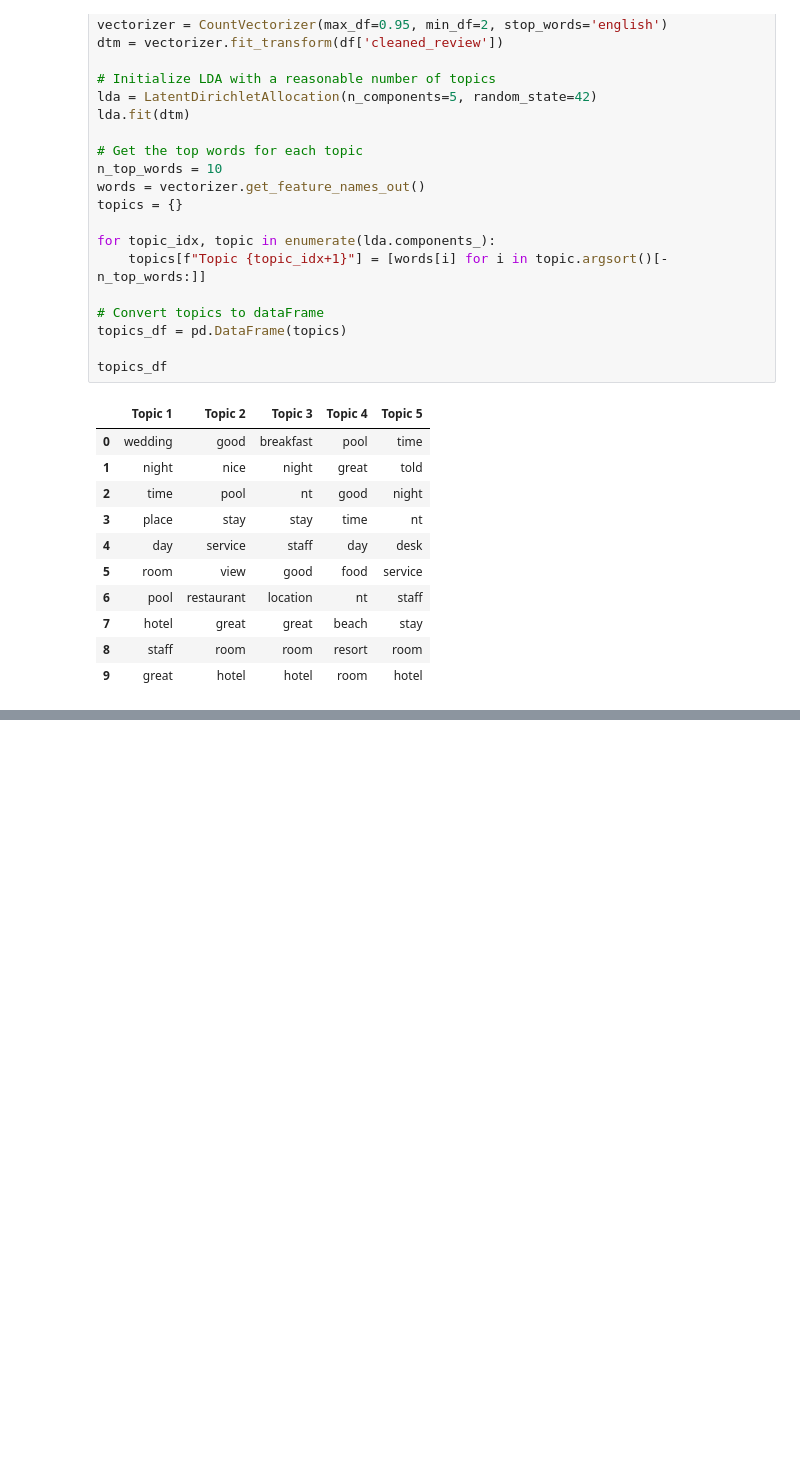
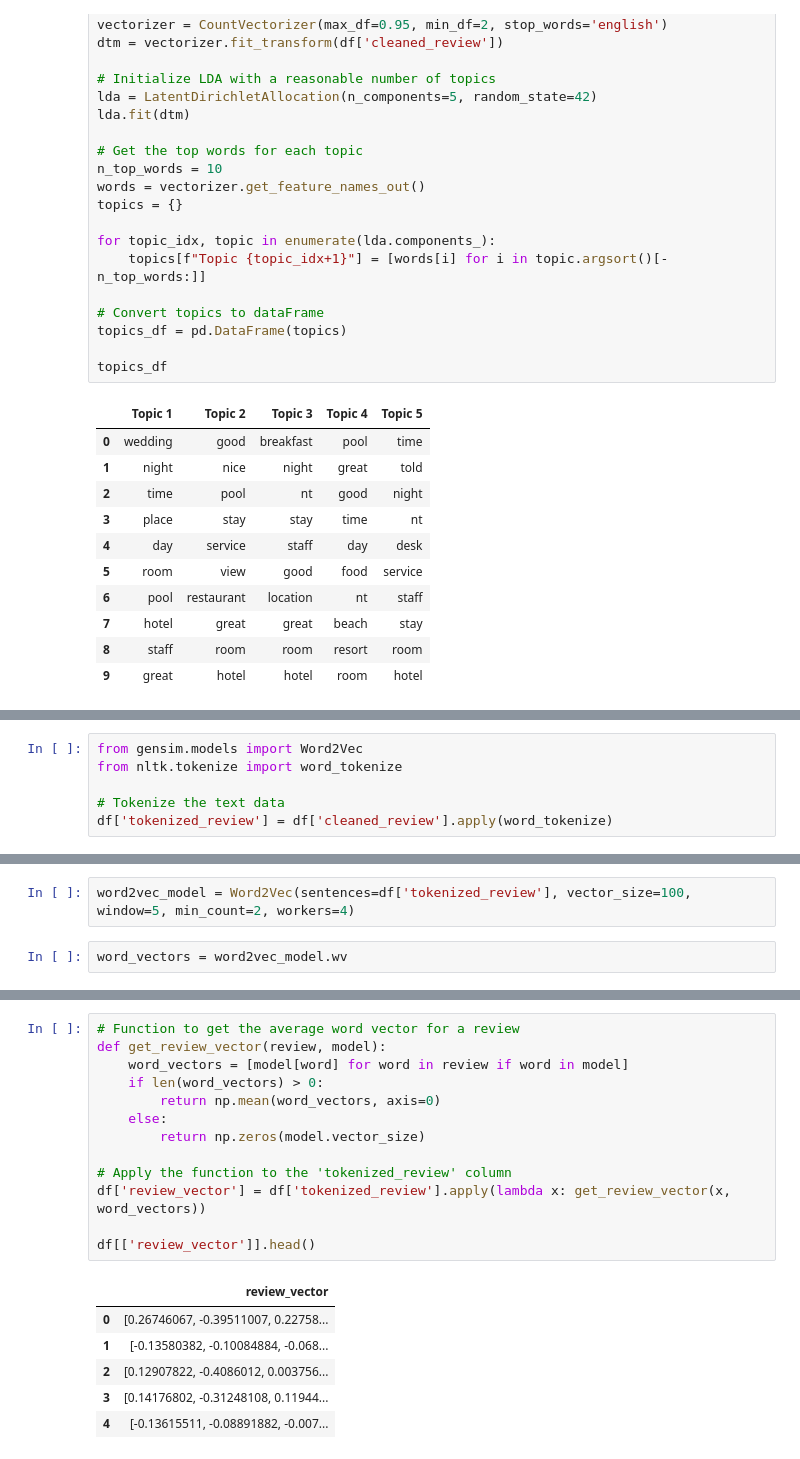
Before and after one commit to huyminh1115/Trip-Advisor-Hotel-Project, a Jupyter notebook: Code/Exploration.ipynb, the cells around one changed output, grey strips where cells are left out. Drawn from its saved outputs; the diff is of its cells as text; blank space fills up the shorter version.

Commit message:
Word2Vec Modelling

```diff
--- a/Code/Exploration.ipynb
+++ b/Code/Exploration.ipynb
@@ -359,0 +375,6 @@ topics_df
+# %%
+from gensim.models import Word2Vec
+from nltk.tokenize import word_tokenize
+
+# Tokenize the text data
+df['tokenized_review'] = df['cleaned_review'].apply(word_tokenize)
@@ -359,0 +383,4 @@ topics_df
+# %%
+word2vec_model = Word2Vec(sentences=df['tokenized_review'], vector_size=100, window=5, min_count=2, workers=4)
+# %%
+word_vectors = word2vec_model.wv
@@ -359,0 +402,20 @@ topics_df
+# %%
+# Function to get the average word vector for a review
+def get_review_vector(review, model):
+    word_vectors = [model[word] for word in review if word in model]
+    if len(word_vectors) > 0:
+        return np.mean(word_vectors, axis=0)
+    else:
+        return np.zeros(model.vector_size)
+
+# Apply the function to the 'tokenized_review' column
+df['review_vector'] = df['tokenized_review'].apply(lambda x: get_review_vector(x, word_vectors))
+
+df[['review_vector']].head()
+# %% [output]
+|  | review_vector |
+| 0 | [0.26746067, -0.39511007, 0.22758... |
+| 1 | [-0.13580382, -0.10084884, -0.068... |
+| 2 | [0.12907822, -0.4086012, 0.003756... |
+| 3 | [0.14176802, -0.31248108, 0.11944... |
+| 4 | [-0.13615511, -0.08891882, -0.007... |
```
Also changed, not shown: parts of 7 cells of this notebook.
